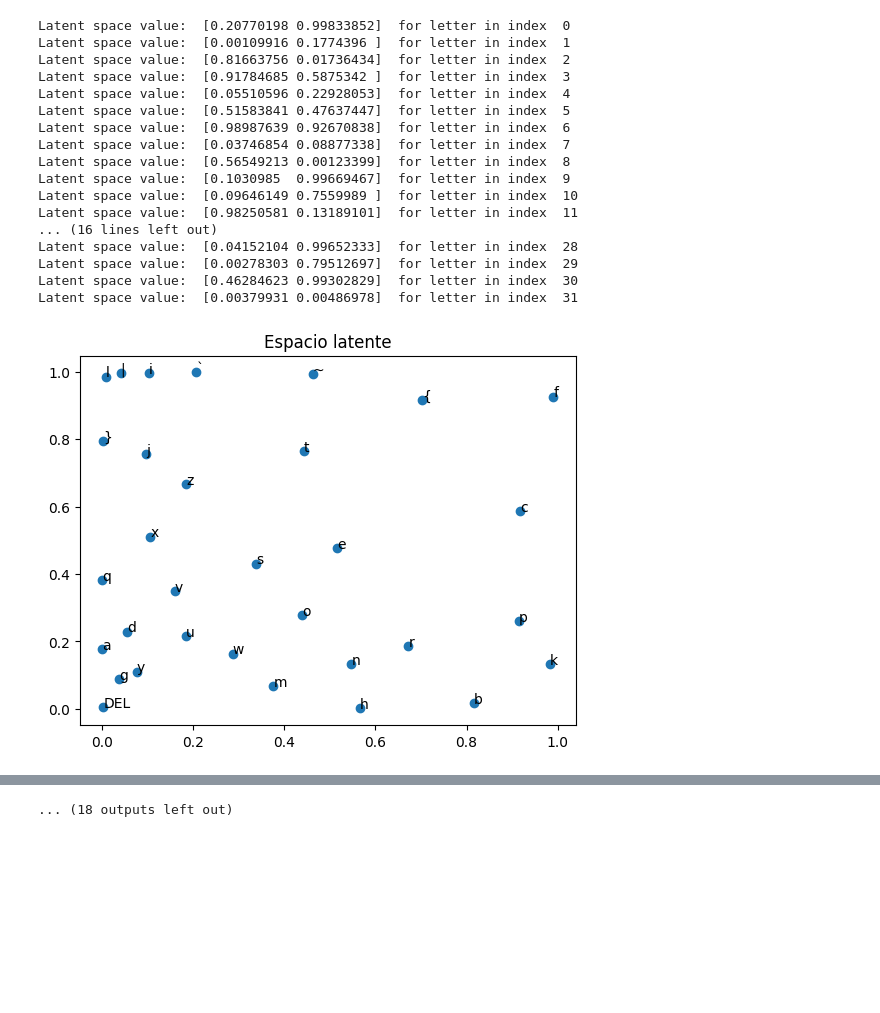
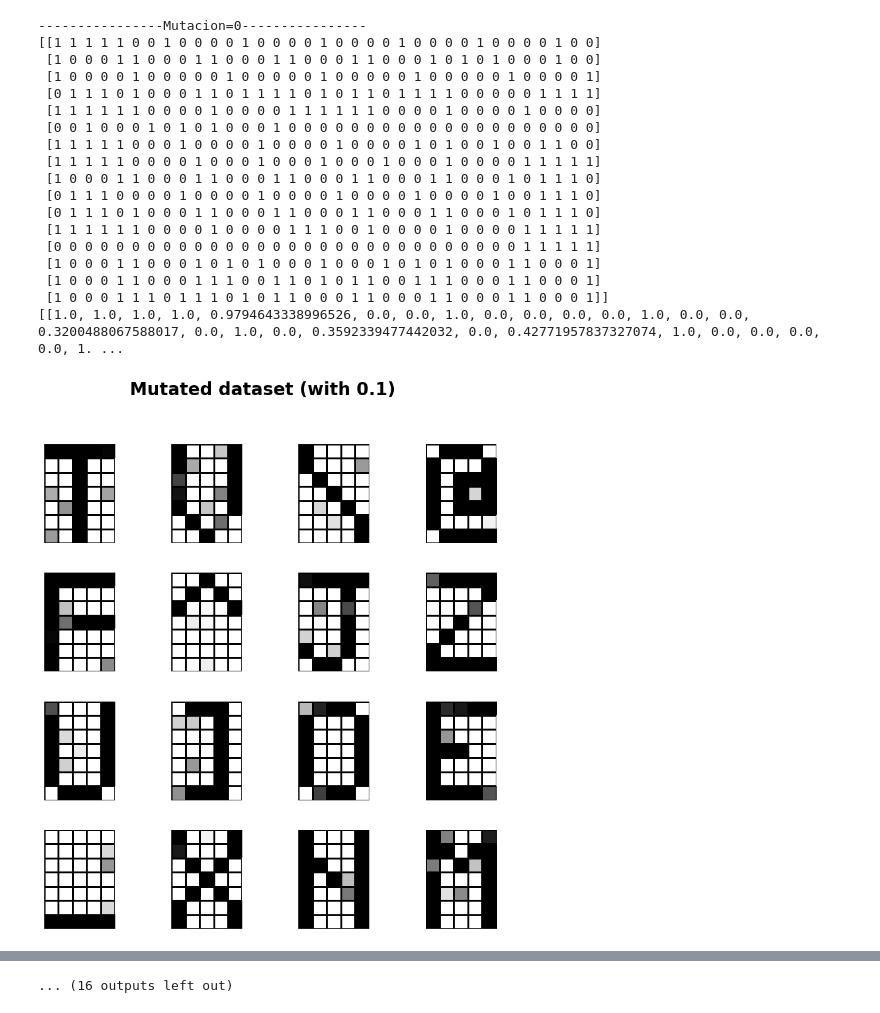
Before and after one commit to lukyferreiro/TPs-SIA, a Jupyter notebook: TP5/denoising.ipynb, the cells around one changed output, grey strips where cells are left out. Saved outputs shown, nothing was run; the diff lists cells and outputs as text; code cells hidden in the pictures; blank space fills up the shorter version.

Commit message:
Continue developing plots

```diff
--- a/TP5/denoising.ipynb
+++ b/TP5/denoising.ipynb
@@ -4,14 +4,13 @@ import copy
 from src.utils import DataConfig, alter_data
 from src.autoencoder import Autoencoder
 from src.plots import *
-from data.font import _font_3, symbols3
+from data.font import _font_2, symbols2
 
 def main():
     with open('./config_denoising.json', 'r') as f:
         data_config = json.load(f)
 
-    c = DataConfig(data_config, _font_3)
-    plot_letters(c.input_data, "Conjunto de entrenamiento")
+    c = DataConfig(data_config, _font_2)
 
     autoencoder = Autoencoder(c.input_data, len(c.input_data[0]), c.latent_space_size,
                             c.learning_rate, c.bias, c.epochs, c.training_percentage,
@@ -21,42 +20,46 @@ def main():
                             c.epsilon)
     autoencoder.train()
 
+    plot_letters(autoencoder.train_input_data, "Conjunto de entrenamiento")
+
     # Análisis de dataset original
     predicted = []
-    for x in c.input_data:
+    for x in autoencoder.train_input_data:
         p = autoencoder.predict(x)
         predicted.append(p)
     plot_letters(predicted, "Predicted")
 
+    """
     list = []
-    for i in range(len(c.input_data)):
-        value = autoencoder.latent_space(c.input_data[i])
+    for j in range(len(c.input_data)):
+        value = autoencoder.latent_space(c.input_data[j])
         list.append(value)
-        print("Latent space value: ", value, " for letter in index ", i)
-    plot_latent_space(np.array(list), symbols3)
+        print("Latent space value: ", value, " for letter in index ", j)
 
+    plot_latent_space(np.array(list), symbols2)
+    """
 
     # Análisis de dataset mutado
-    for i in [round(0.1*i,2) for i in range(1,6)]:
+    for i, prob in enumerate([round(0.1*n,2) for n in range(1,6)]):
         print(f"----------------Mutacion={i}----------------")
-        original_input = copy.deepcopy(c.input_data)
-        alter_data(original_input, i)
-        plot_letters(original_input, "Mutated dataset")
+        original_input = copy.deepcopy(autoencoder.train_input_data)
+        print(original_input)
+        mutated_data = alter_data(original_input, prob)
+        print(mutated_data)
+        plot_letters(mutated_data, f"Mutated dataset (with {prob})")
 
         predicted = []
-        for x in original_input:
+        for x in mutated_data:
             p = autoencoder.predict(x)
             predicted.append(p)
         plot_letters(predicted, "Predicted")
 
         list = []
-        for i in range(len(original_input)):
-            value = autoencoder.latent_space(original_input[i])
+        for k in range(len(mutated_data)):
+            value = autoencoder.latent_space(mutated_data[k])
             list.append(value)
-            print("Latent space value: ", value, " for letter in index ", i)
-        plot_latent_space(np.array(list), symbols3)
-
-
+            print("Latent space value: ", value, " for letter in index ", k)
+        plot_latent_space(np.array(list), symbols2)
 
 if __name__ == "__main__":
     main()
@@ -79,18 +86,19 @@ Finished Training.
-Latent space value:  [0.20770198 0.99833852]  for letter in index  0
-Latent space value:  [0.00109916 0.1774396 ]  for letter in index  1
-Latent space value:  [0.81663756 0.01736434]  for letter in index  2
-Latent space value:  [0.91784685 0.5875342 ]  for letter in index  3
-Latent space value:  [0.05510596 0.22928053]  for letter in index  4
-Latent space value:  [0.51583841 0.47637447]  for letter in index  5
-Latent space value:  [0.98987639 0.92670838]  for letter in index  6
-Latent space value:  [0.03746854 0.08877338]  for letter in index  7
-Latent space value:  [0.56549213 0.00123399]  for letter in index  8
-Latent space value:  [0.1030985  0.99669467]  for letter in index  9
-Latent space value:  [0.09646149 0.7559989 ]  for letter in index  10
-Latent space value:  [0.98250581 0.13189101]  for letter in index  11
-... (16 lines left out)
-Latent space value:  [0.04152104 0.99652333]  for letter in index  28
-Latent space value:  [0.00278303 0.79512697]  for letter in index  29
-Latent space value:  [0.46284623 0.99302829]  for letter in index  30
-Latent space value:  [0.00379931 0.00486978]  for letter in index  31
+----------------Mutacion=0----------------
+[[1 1 1 1 1 0 0 1 0 0 0 0 1 0 0 0 0 1 0 0 0 0 1 0 0 0 0 1 0 0 0 0 1 0 0]
+ [1 0 0 0 1 1 0 0 0 1 1 0 0 0 1 1 0 0 0 1 1 0 0 0 1 0 1 0 1 0 0 0 1 0 0]
+ [1 0 0 0 0 1 0 0 0 0 0 1 0 0 0 0 0 1 0 0 0 0 0 1 0 0 0 0 0 1 0 0 0 0 1]
+ [0 1 1 1 0 1 0 0 0 1 1 0 1 1 1 1 0 1 0 1 1 0 1 1 1 1 0 0 0 0 0 1 1 1 1]
+ [1 1 1 1 1 1 0 0 0 0 1 0 0 0 0 1 1 1 1 1 1 0 0 0 0 1 0 0 0 0 1 0 0 0 0]
+ [0 0 1 0 0 0 1 0 1 0 1 0 0 0 1 0 0 0 0 0 0 0 0 0 0 0 0 0 0 0 0 0 0 0 0]
+ [1 1 1 1 1 0 0 0 1 0 0 0 0 1 0 0 0 0 1 0 0 0 0 1 0 1 0 0 1 0 0 1 1 0 0]
+ [1 1 1 1 1 0 0 0 0 1 0 0 0 1 0 0 0 1 0 0 0 1 0 0 0 1 0 0 0 0 1 1 1 1 1]
+ [1 0 0 0 1 1 0 0 0 1 1 0 0 0 1 1 0 0 0 1 1 0 0 0 1 1 0 0 0 1 0 1 1 1 0]
+ [0 1 1 1 0 0 0 0 1 0 0 0 0 1 0 0 0 0 1 0 0 0 0 1 0 0 0 0 1 0 0 1 1 1 0]
+ [0 1 1 1 0 1 0 0 0 1 1 0 0 0 1 1 0 0 0 1 1 0 0 0 1 1 0 0 0 1 0 1 1 1 0]
+ [1 1 1 1 1 1 0 0 0 0 1 0 0 0 0 1 1 1 0 0 1 0 0 0 0 1 0 0 0 0 1 1 1 1 1]
+ [0 0 0 0 0 0 0 0 0 0 0 0 0 0 0 0 0 0 0 0 0 0 0 0 0 0 0 0 0 0 1 1 1 1 1]
+ [1 0 0 0 1 1 0 0 0 1 0 1 0 1 0 0 0 1 0 0 0 1 0 1 0 1 0 0 0 1 1 0 0 0 1]
+ [1 0 0 0 1 1 0 0 0 1 1 1 0 0 1 1 0 1 0 1 1 0 0 1 1 1 0 0 0 1 1 0 0 0 1]
+ [1 0 0 0 1 1 1 0 1 1 1 0 1 0 1 1 0 0 0 1 1 0 0 0 1 1 0 0 0 1 1 0 0 0 1]]
+[[1.0, 1.0, 1.0, 1.0, 0.9794643338996526, 0.0, 0.0, 1.0, 0.0, 0.0, 0.0, 0.0, 1.0, 0.0, 0.0, 0.3200488067588017, 0.0, 1.0, 0.0, 0.3592339477442032, 0.0, 0.42771957837327074, 1.0, 0.0, 0.0, 0.0, 0.0, 1. ...
-[figure, old version]
+[figure, new version]
@@ -120,4 +159,4 @@ Latent space value:  [0.00460569 0.0051682 ]  for letter in index  31
-... (18 outputs left out)
+... (16 outputs left out)
 # %%
 import json
 import copy
```
Also changed, not shown: parts of 5 cells of this notebook, 3 other files.
